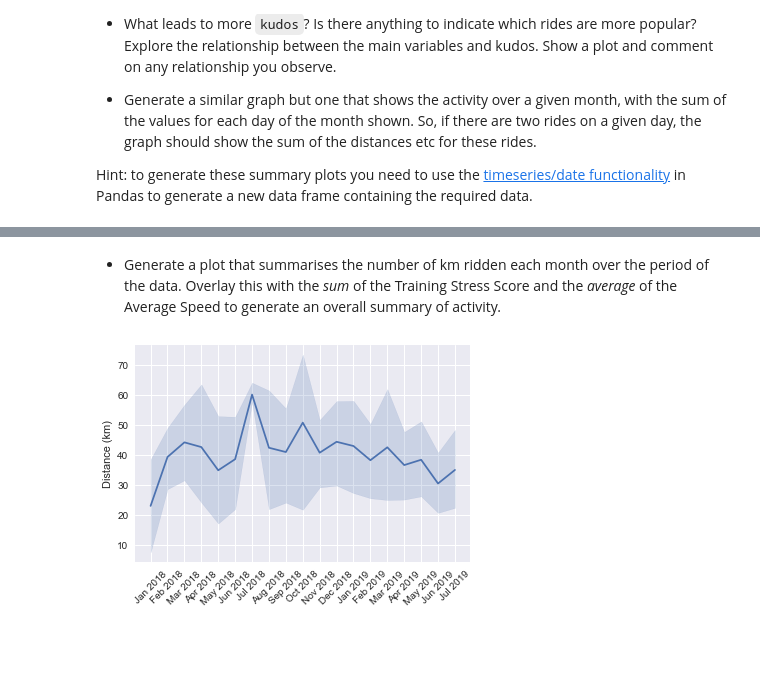
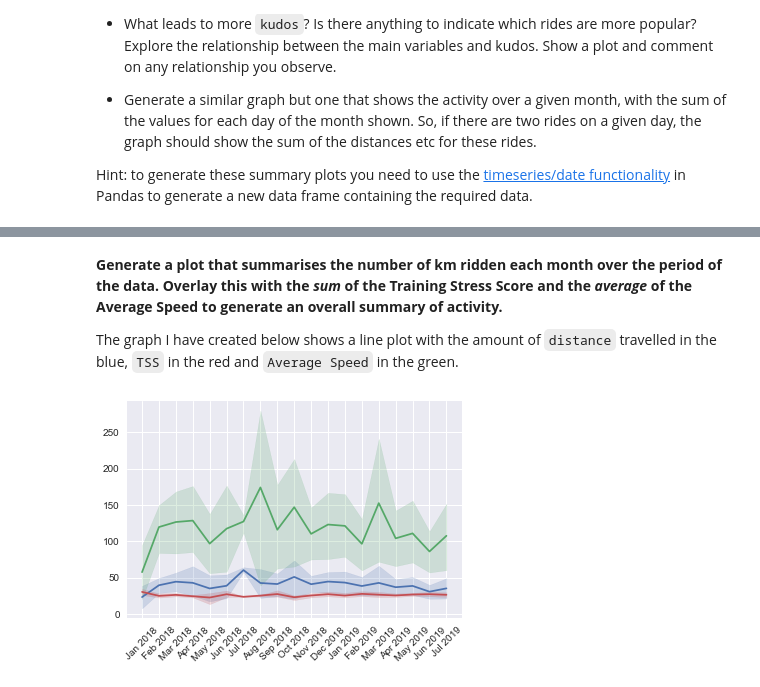
Before and after one commit to BinaryPogs/COMP257Portfolio, a Jupyter notebook: Portfolio 1.ipynb, the cells around one changed output, grey strips where cells are left out. Drawn from its saved outputs; the diff is of its cells as text; code cells hidden in the pictures; blank space fills up the shorter version.

```diff
--- a/Portfolio 1.ipynb
+++ b/Portfolio 1.ipynb
@@ -182,6 +209,8 @@ Use scatter plots with different colours for each category to explore how these
 # %%
+sns.set_context(rc={"axes.labelsize":15})
 sns.lmplot(x='distance',y='Average Speed',
           data=df,
            fit_reg=False,
           hue='workout_type')
+None
 # %% [output]
@@ -293,21 +319,19 @@ None
 # %% [markdown]
-* Generate a plot that summarises the number of km ridden each month over the period of the data. Overlay this with the _sum_ of the Training Stress Score and the _average_ of the Average Speed to generate an overall summary of activity.
+**Generate a plot that summarises the number of km ridden each month over the period of the data. Overlay this with the _sum_ of the Training Stress Score and the _average_ of the Average Speed to generate an overall summary of activity.**
+
+The graph I have created below shows a line plot with the amount of `distance` travelled in the blue, `TSS` in the red and `Average Speed` in the green.
 # %%
 import numpy as np
 import datetime as dt
-from datetime import datetime
-#dti = pd.to_datetime(df.index)
 months = df.index.to_series(keep_tz=True).apply(lambda x:dt.datetime.strftime(x, '%b %Y'))
 df['months'] = months
 df1 = df[['distance','months','TSS','Average Speed']]
-l = sns.lineplot(x='months',y='distance',data=df1, sort=False)
+dist = sns.lineplot(x='months',y='distance',data=df1, sort=False)
+tss = sns.lineplot(x='months',y='TSS',data=df1,sort=False)
+ave_speed = sns.lineplot(x='months',y='Average Speed',data=df1,sort=False)
 plt.xticks(rotation=45)
 plt.xlabel('')
-plt.ylabel('Distance (km)')
-#df.sort_values(['Month']).reset_index(drop=True)
-#df1 = df[['Month','distance']]
-#df1.reset_index(inplace=True)
-#df1.drop('index',axis=1,inplace=True)
+plt.ylabel('')
 None
 # %% [output]
-[figure, old version]
+[figure, new version]
```
Also changed, not shown: parts of 43 cells of this notebook.
